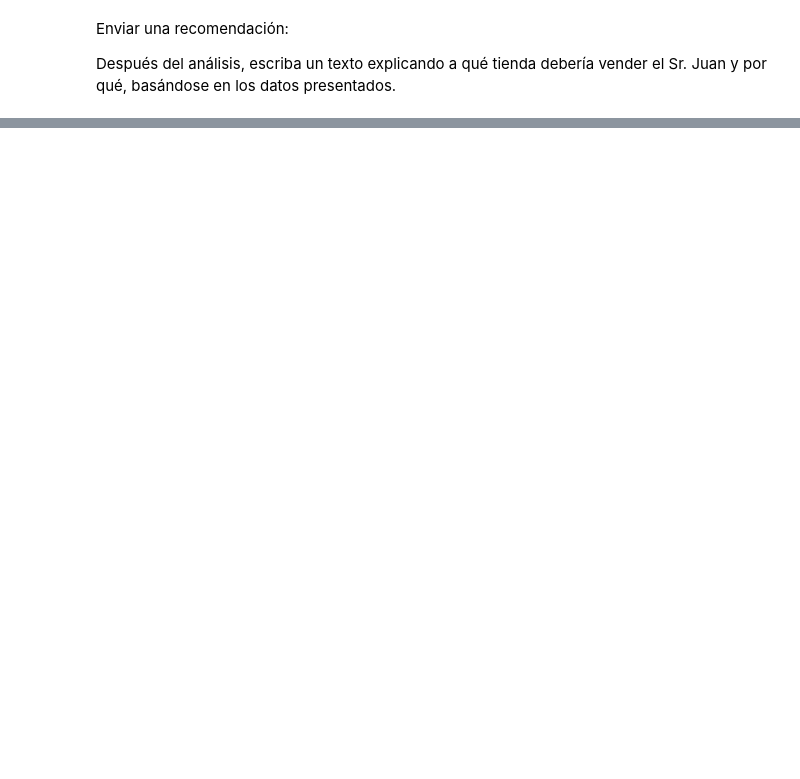
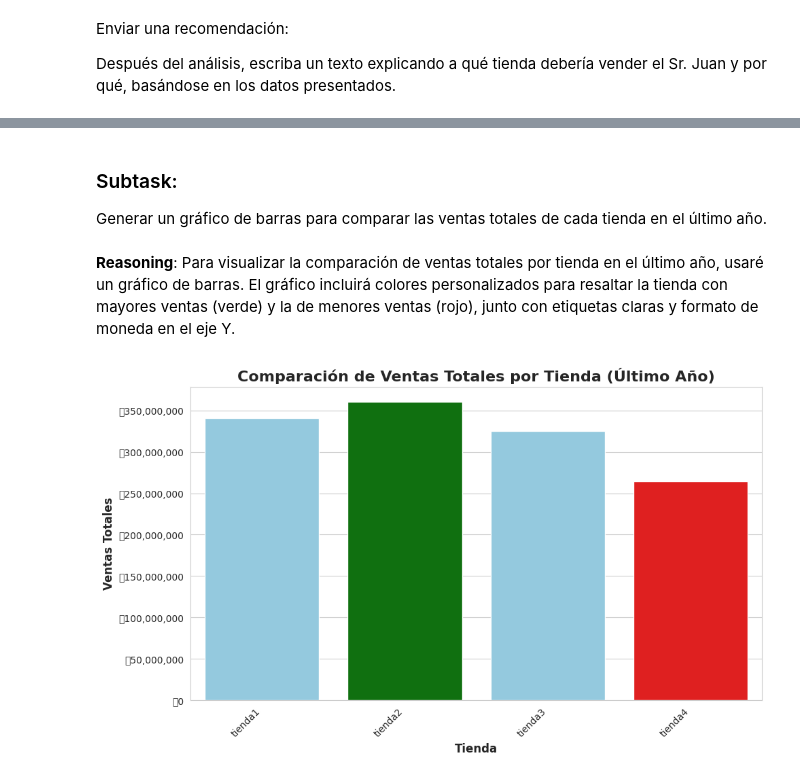
Before and after one commit to Harold-dev-code/Primer_Challenge_DataScience_Alura_Store, a Jupyter notebook: Primer_Challenge_DataScience_AluraStore.ipynb, the cells around one changed output, grey strips where cells are left out. Saved outputs shown, nothing was run; the diff lists cells and outputs as text; code cells hidden in the pictures; blank space fills up the shorter version.

```diff
--- a/Primer_Challenge_DataScience_AluraStore.ipynb
+++ b/Primer_Challenge_DataScience_AluraStore.ipynb
@@ -582,0 +805,10 @@ Después del análisis, escriba un texto explicando a qué tienda debería vende
+# %%
+fecha_maxima_ultimos_dos_anos = df_ultimos_dos_años['Fecha de Compra'].max()
+fecha_inicio_ultimo_año = fecha_maxima_ultimos_dos_anos - pd.DateOffset(years=1)
+df_ultimo_año = df_ultimos_dos_años[df_ultimos_dos_años['Fecha de Compra'] >= fecha_inicio_ultimo_año]
+
+print(f"Fecha máxima en los últimos dos años: {fecha_maxima_ultimos_dos_anos.strftime('%Y-%m-%d')}")
+print(f"Fecha de inicio para el último año: {fecha_inicio_ultimo_año.strftime('%Y-%m-%d')}")
+print(f"Dimensiones del DataFrame filtrado (último año): {df_ultimo_año.shape}")
+
+df_ultimo_año.head()
@@ -582,0 +831,5 @@ Después del análisis, escriba un texto explicando a qué tienda debería vende
+# %%
+ventas_totales_ultimo_año_por_tienda = df_ultimo_año.groupby('Tienda')['Precio'].sum()
+
+print("Ventas totales por tienda en el último año:")
+display(ventas_totales_ultimo_año_por_tienda.sort_values(ascending=False).map(lambda x: f'💲{x:,.2f}'))
@@ -582,0 +845,40 @@ Después del análisis, escriba un texto explicando a qué tienda debería vende
+# %% [markdown]
+### Subtask:
+Generar un gráfico de barras para comparar las ventas totales de cada tienda en el último año.
+# %% [markdown]
+**Reasoning**:
+Para visualizar la comparación de ventas totales por tienda en el último año, usaré un gráfico de barras. El gráfico incluirá colores personalizados para resaltar la tienda con mayores ventas (verde) y la de menores ventas (rojo), junto con etiquetas claras y formato de moneda en el eje Y.
+# %%
+import matplotlib.pyplot as plt
+import seaborn as sns
+from matplotlib.ticker import FuncFormatter
+
+sns.set_style("whitegrid")
+plt.figure(figsize=(10, 6))
+
+num_tiendas = len(ventas_totales_ultimo_año_por_tienda)
+colores = ['skyblue'] * num_tiendas
+
+# Identificar la tienda con mayores ventas (verde) y menores ventas (rojo)
+colores[ventas_totales_ultimo_año_por_tienda.values.argmax()] = 'green'
+colores[ventas_totales_ultimo_año_por_tienda.values.argmin()] = 'red'
+
+ax = sns.barplot(
+    x=ventas_totales_ultimo_año_por_tienda.index,
+    y=ventas_totales_ultimo_año_por_tienda.values,
+    palette=colores,
+    hue=ventas_totales_ultimo_año_por_tienda.index,
+    legend=False
+)
+
+plt.title('Comparación de Ventas Totales por Tienda (Último Año)', fontsize=16, fontweight='bold')
+plt.xlabel('Tienda', fontsize=12, fontweight='bold')
+plt.ylabel('Ventas Totales', fontsize=12, fontweight='bold')
+
+ax.yaxis.set_major_formatter(FuncFormatter(lambda x, p: f'💲{x:,.0f}'))
+
+plt.xticks(rotation=45, ha='right')
+plt.tight_layout()
+plt.show()
+# %% [output]
+[figure, added]
```
Also changed, not shown: parts of 33 cells of this notebook.
